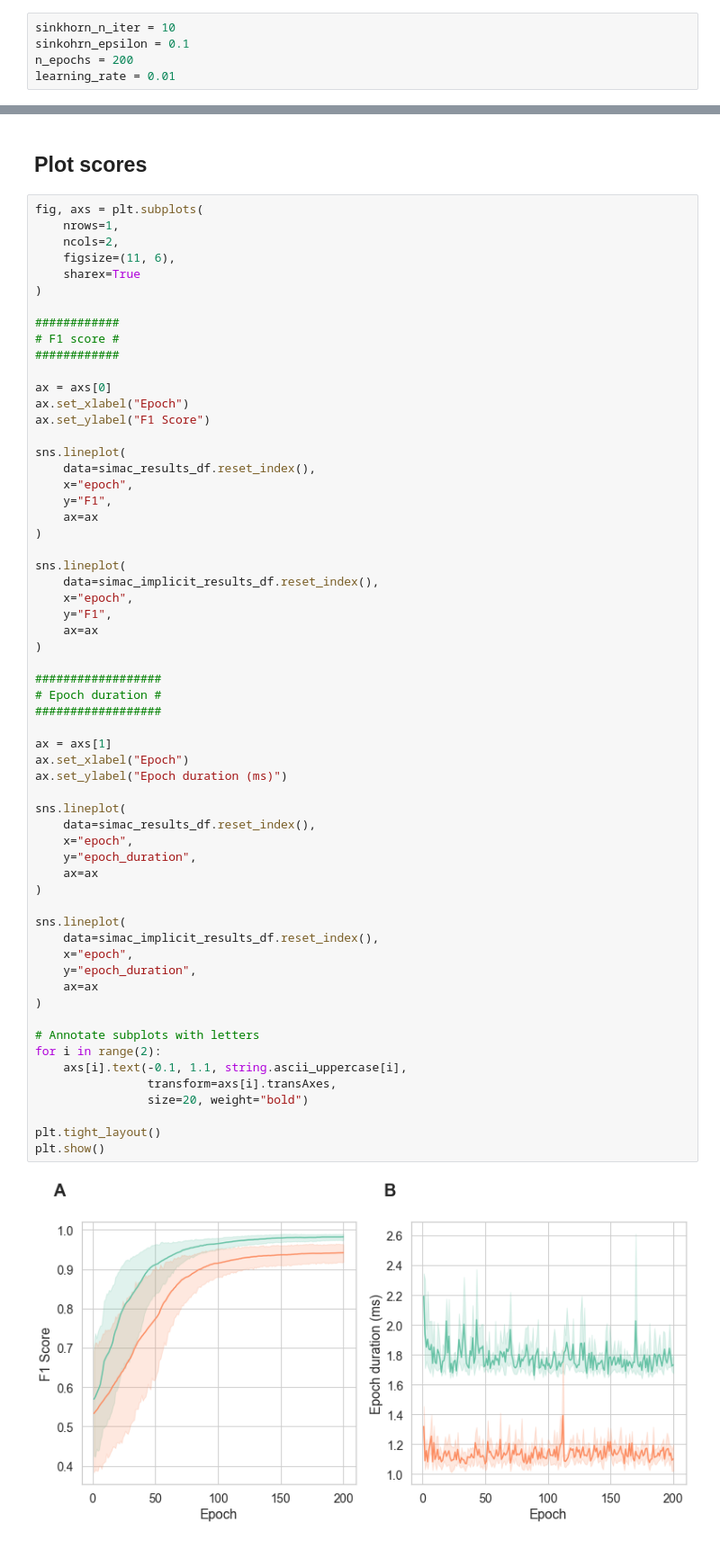
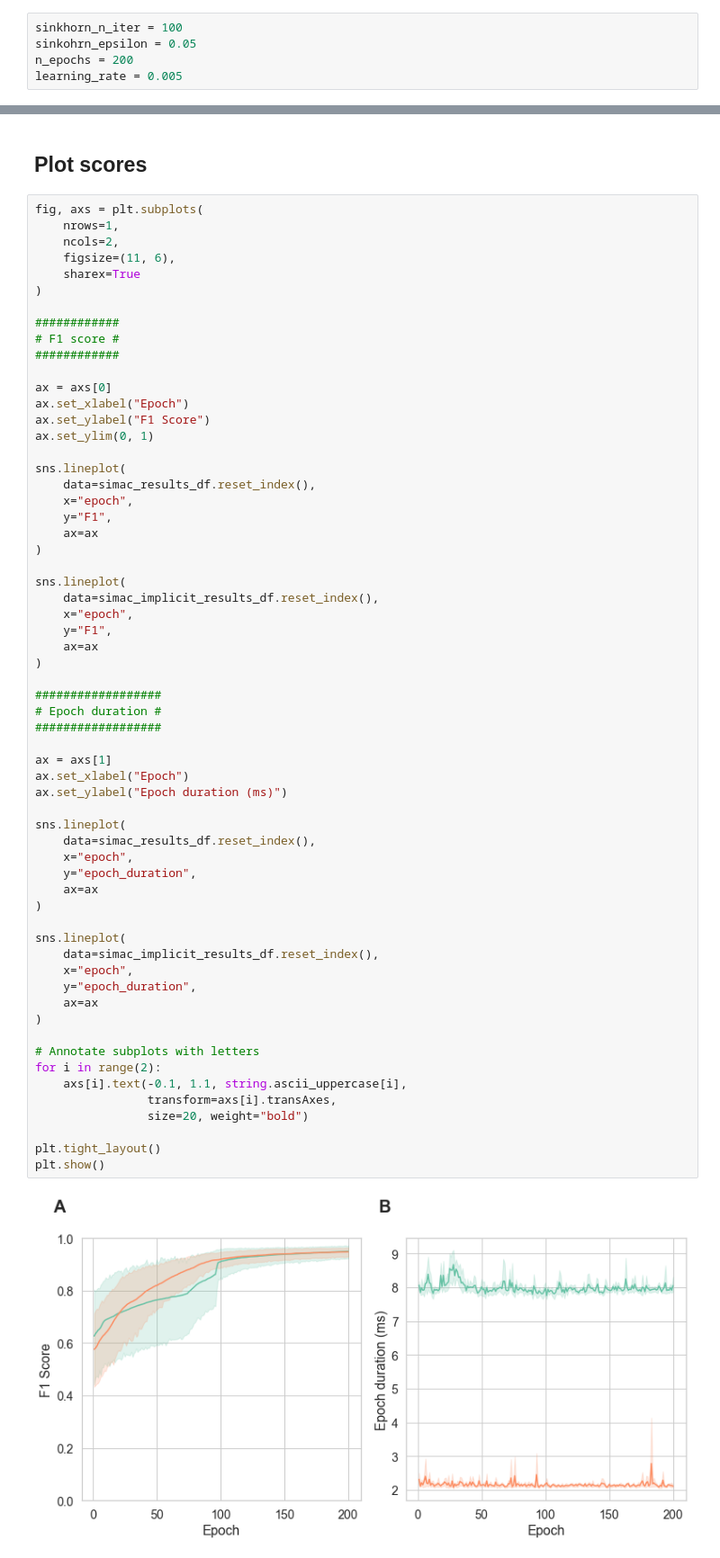
Before and after one commit to ericdaat/SiMCa, a Jupyter notebook: notebooks/model_implicit.ipynb, the cells around one changed output, grey strips where cells are left out. Shown at 90% size. Cells and saved outputs as stored; diff of their text form.

```diff
--- a/notebooks/model_implicit.ipynb
+++ b/notebooks/model_implicit.ipynb
@@ -81,10 +81,10 @@ plt.show()
 # %% [markdown]
 # Training
 # %%
-sinkhorn_n_iter = 10
-sinkohrn_epsilon = 0.1
+sinkhorn_n_iter = 100
+sinkohrn_epsilon = 0.05
 n_epochs = 200
-learning_rate = 0.01
+learning_rate = 0.005
 # %% [markdown]
 ## SiMaC
 # %%
@@ -276,6 +276,7 @@ fig, axs = plt.subplots(
 ax = axs[0]
 ax.set_xlabel("Epoch")
 ax.set_ylabel("F1 Score")
+ax.set_ylim(0, 1)
 
 sns.lineplot(
     data=simac_results_df.reset_index(),
@@ -295,31 +296,31 @@ sns.lineplot(
 # Epoch duration #
 ##################
 
 ax = axs[1]
 ax.set_xlabel("Epoch")
 ax.set_ylabel("Epoch duration (ms)")
 
 sns.lineplot(
     data=simac_results_df.reset_index(),
     x="epoch",
     y="epoch_duration",
     ax=ax
 )
 
 sns.lineplot(
     data=simac_implicit_results_df.reset_index(),
     x="epoch",
     y="epoch_duration",
     ax=ax
 )
 
 # Annotate subplots with letters
 for i in range(2):
     axs[i].text(-0.1, 1.1, string.ascii_uppercase[i],
                 transform=axs[i].transAxes,
                 size=20, weight="bold")
 
 plt.tight_layout()
 plt.show()
 # %% [output]
-[figure, old version]
+[figure, new version]
```
Also changed, not shown: parts of 3 cells of this notebook.
